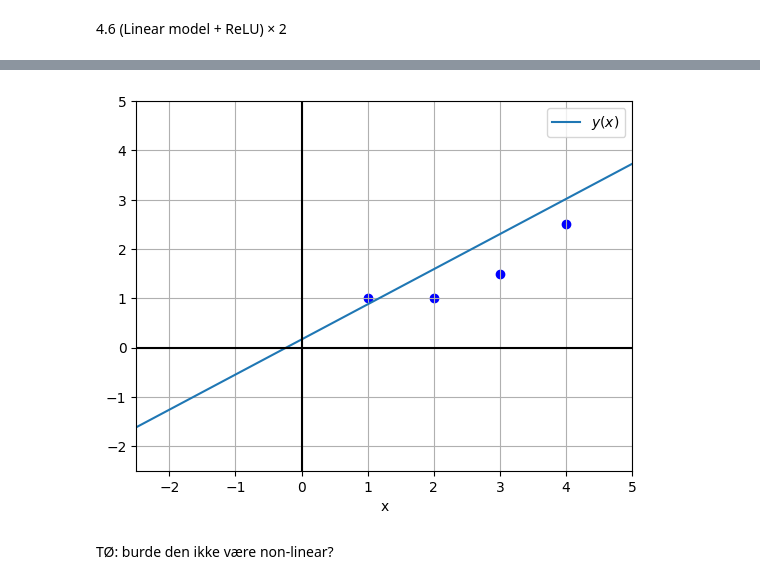
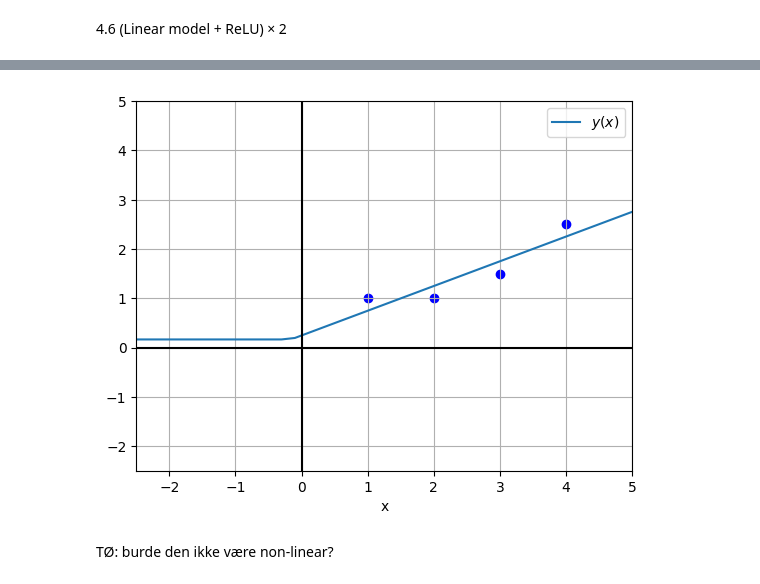
Before and after one commit to Justusperthes/Comphy, a Jupyter notebook: w9/neural_nets.ipynb, the cells around one changed output, grey strips where cells are left out. Drawn from its saved outputs; the diff is of its cells as text; code cells hidden in the pictures.

Commit message:
think I fixed the plotting for multi-layer models

```diff
--- a/w9/neural_nets.ipynb
+++ b/w9/neural_nets.ipynb
@@ -425,8 +425,10 @@ for step in range(steps):
 for name, parameter in model.named_parameters():
     print(name, '=', parameter.data.item())
 
-A_plt = model.w2.data.item()
-b_plt = model.b2.data.item()
+w1_plt = model.w1.data.item()
+b1_plt = model.b1.data.item()
+w2_plt = model.w2.data.item()
+b2_plt = model.b2.data.item()
 # %% [output]
 Parameter containing:
 tensor(1., requires_grad=True)
@@ -446,29 +448,33 @@ b1 = 0.11318012326955795
 w2 = 0.7129329442977905
 b2 = 0.16391189396381378
 # %%
+def funkyfunc(x,w1,b1,w2,b2):
+    y = w2*torch.relu(w1 * x + b1)+b2
+    return y
+
 # Create a figure and an axes
 fig, ax = plt.subplots()
 xs = torch.linspace(-10, 10, 100, requires_grad=True)
-ys = lin_func(xs,A_plt,b_plt)
+ys = funkyfunc(xs,w1_plt,b1_plt,w2_plt,b2_plt)
 yps = torch.autograd.grad(ys, xs, grad_outputs=torch.ones_like(xs))[0]
 
 with torch.no_grad():
     ax.plot(xs, ys, label='$y(x)$')  # No conversion to numpy
 
 ax.set_xlabel("x")
 ax.grid(True)
 ax.axhline(0, color='k')
 ax.axvline(0, color='k')
 ax.set_xlim([-2.5, 5])
 ax.set_ylim([-2.5, 5])
 ax.legend()
 
 # Plot data points
 plt.scatter(x_tensor, y_tensor, color='blue', label='Data points')
 
 plt.show()  # Display the plot
 # %% [output]
-[figure, old version]
+[figure, new version]
 # %% [markdown]
 TØ: burde den ikke være non-linear?
 # %% [markdown]
```
Also changed, not shown: parts of 2 cells of this notebook.
